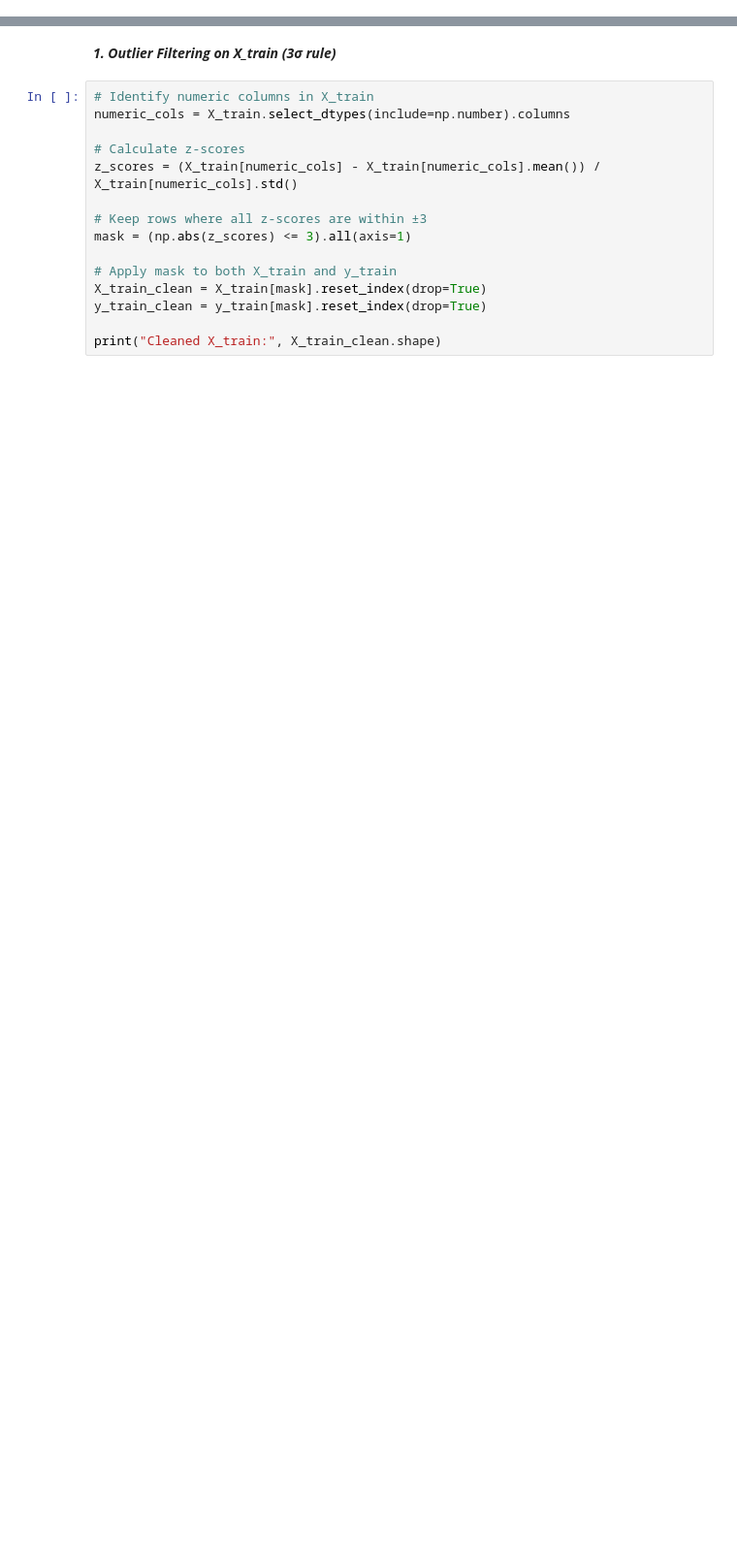
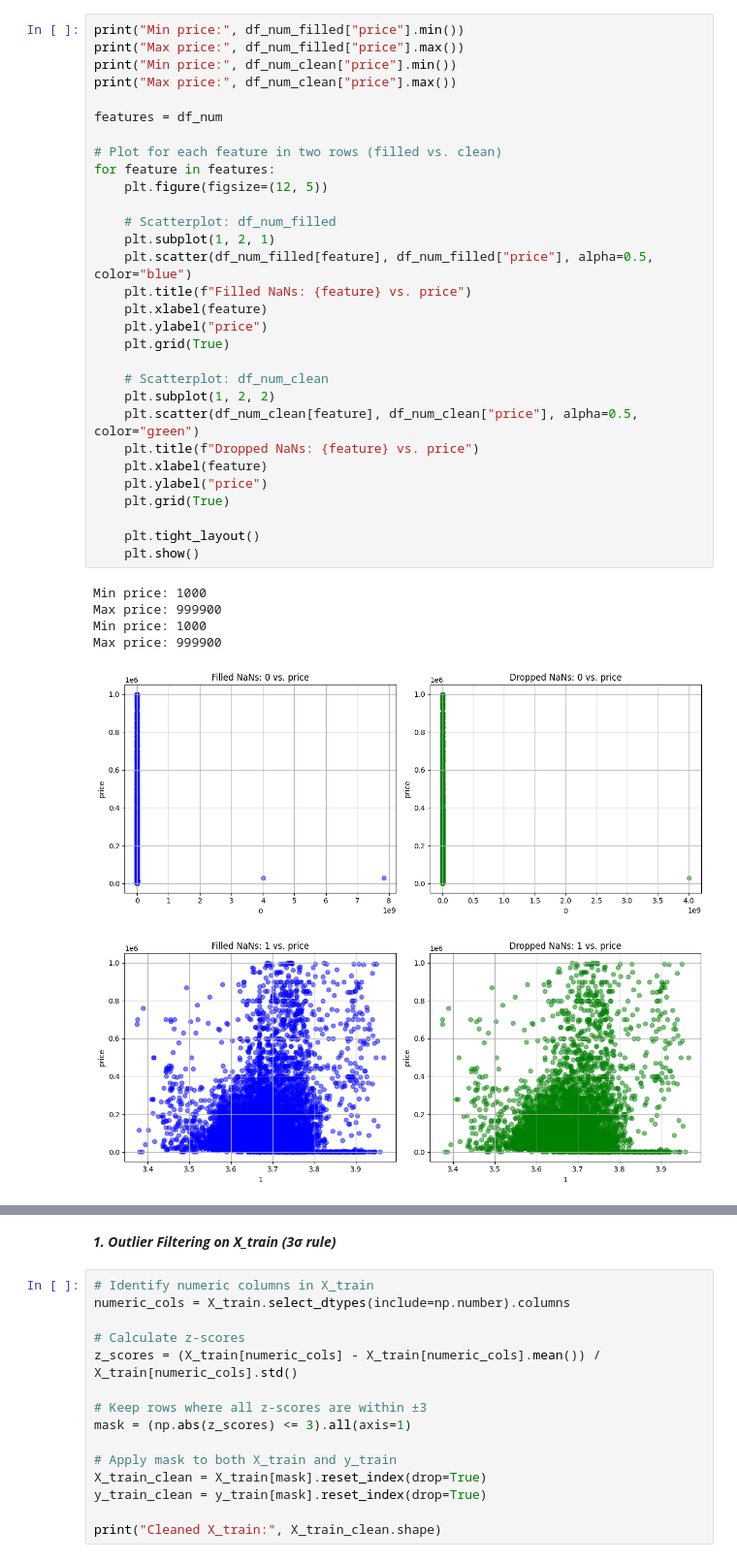
Before and after one commit to erinadesu/ML_Project, a Jupyter notebook: InitialLinearRegression.ipynb, the cells around one changed output, grey strips where cells are left out. Shown at 97% size. Cells and saved outputs as stored; diff of their text form; blank space fills up the shorter version.

```diff
--- a/InitialLinearRegression.ipynb
+++ b/InitialLinearRegression.ipynb
@@ -35,0 +209,37 @@ y_test: (1593,)
+# %%
+print("Min price:", df_num_filled["price"].min())
+print("Max price:", df_num_filled["price"].max())
+print("Min price:", df_num_clean["price"].min())
+print("Max price:", df_num_clean["price"].max())
+
+features = df_num
+
+# Plot for each feature in two rows (filled vs. clean)
+for feature in features:
+    plt.figure(figsize=(12, 5))
+
+    # Scatterplot: df_num_filled
+    plt.subplot(1, 2, 1)
+    plt.scatter(df_num_filled[feature], df_num_filled["price"], alpha=0.5, color="blue")
+    plt.title(f"Filled NaNs: {feature} vs. price")
+    plt.xlabel(feature)
+    plt.ylabel("price")
+    plt.grid(True)
+
+    # Scatterplot: df_num_clean
+    plt.subplot(1, 2, 2)
+    plt.scatter(df_num_clean[feature], df_num_clean["price"], alpha=0.5, color="green")
+    plt.title(f"Dropped NaNs: {feature} vs. price")
+    plt.xlabel(feature)
+    plt.ylabel("price")
+    plt.grid(True)
+
+    plt.tight_layout()
+    plt.show()
+# %% [output]
+Min price: 1000
+Max price: 999900
+Min price: 1000
+Max price: 999900
+[figure, added]
+[figure, added]
```
Also changed, not shown: parts of 14 cells of this notebook.
